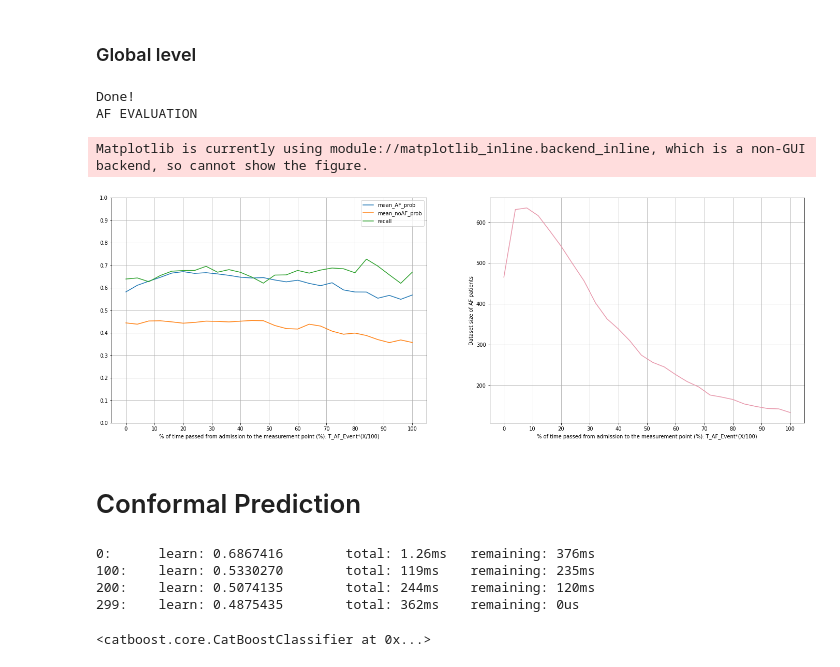
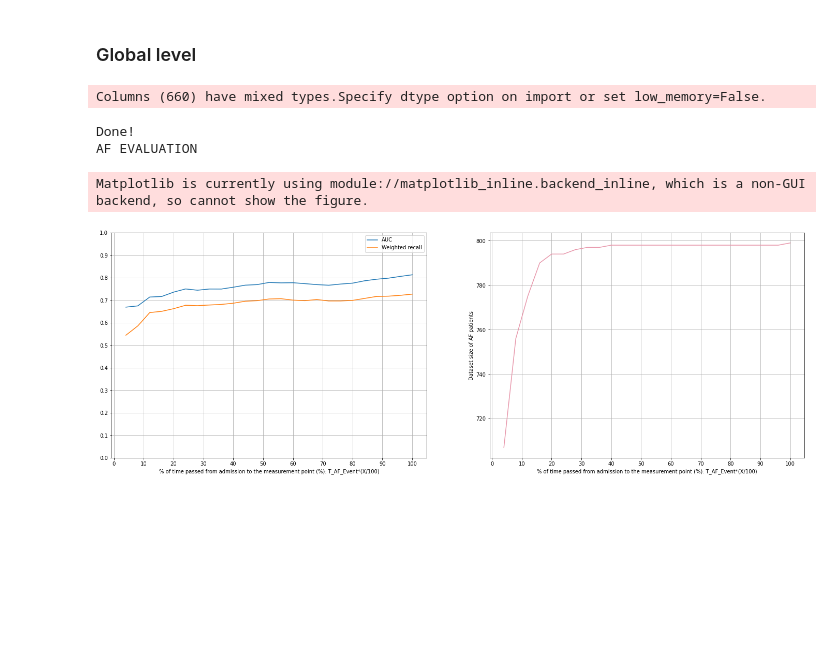
Before and after one commit to predict-idlab/atrial_fibrillation_prediction, a Jupyter notebook: notebooks/amsterdam_training_validation.ipynb, the cells around one changed output. Saved outputs shown, nothing was run; the diff lists cells and outputs as text; code cells hidden in the pictures; blank space fills up the shorter version.

```diff
--- a/notebooks/amsterdam_training_validation.ipynb
+++ b/notebooks/amsterdam_training_validation.ipynb
@@ -837,13 +826,13 @@ AF_class_balance = [y_train.sum()/len(y_train), 1-y_train.sum()/len(y_train)]
 
 if one_half_hour_model:
     CB_AF = CatBoostClassifier(
-        verbose=100, iterations=300, l2_leaf_reg=6, class_weights=AF_class_balance)
+        verbose=100, iterations=300, l2_leaf_reg=3, depth=3, class_weights=AF_class_balance)
 elif six_hour_model:
     CB_AF = CatBoostClassifier(
-        verbose=100, iterations=400, depth=5, l2_leaf_reg=2, class_weights=AF_class_balance)
+        verbose=100, iterations=400, depth=3, l2_leaf_reg=3, class_weights=AF_class_balance)
 else:
     CB_AF = CatBoostClassifier(
-        verbose=100, iterations=300, depth=4, l2_leaf_reg=2, class_weights=AF_class_balance)
+        verbose=100, iterations=300, depth=3, l2_leaf_reg=3, class_weights=AF_class_balance)
 
 
 CB_AF.fit(X_train, y_train, eval_set=(X_test, y_test))
@@ -1026,13 +1061,0 @@ plt.show()
-# %%
-present=True
-
-explainer = shap.TreeExplainer(CB_AF)
-shap_values = explainer.shap_values(X_test)
-shap.summary_plot(shap_values, X_test_renamed,show=False)
-if present:
-    ax = plt.gca()
-    ax.patch.set_alpha(0)
-    ax.xaxis.label.set_color('w')
-    ax.yaxis.label.set_color('w')
-    ax.tick_params(axis='x', colors='w')
-    ax.tick_params(axis='y', colors='w')
@@ -1334,6 +1422,8 @@ use_X_percentage_after_admission = True #make windows based on the percentage ti
 
 results = {"recall":np.array([])
             ,"mean_prob":np.array([])
+            ,"precision":np.array([])
+            ,"F1":np.array([])
             ,"mean_AF_prob":np.array([])
             ,"mean_noAF_prob":np.array([])
             ,"std_prob":np.array([])
@@ -1341,8 +1431,8 @@ results = {"recall":np.array([])
             ,"MCC":np.array([])
             ,"dataset_size":np.array([])}
 
-start_for_arange = 0 #if only_data_of_first_hours else 4
-end_for_arange = 101#201
+start_for_arange = 4 #if only_data_of_first_hours else 4
+end_for_arange = 101 #201
 
 for min_time_difference_to_AF in np.arange(start_for_arange,end_for_arange,4):
 
@@ -1374,20 +1464,22 @@ for min_time_difference_to_AF in np.arange(start_for_arange,end_for_arange,4):
     AF_dataset_false['is_given_Dopamine (Inotropin)']=0
     AF_dataset_false.loc[AF_dataset_false['mean_PEEP (Set)'].isna(),'mean_PEEP (Set)']=0
 
-    test_AF_false_dataset = AF_dataset_false[AF_dataset_false.patientid.isin(test_patientid)]
+    test_AF_false_dataset = AF_dataset_false[(AF_dataset_false.admissionid.isin(test_admissionid))|(AF_dataset_false.date_corresponds_to_AF_admid.isin(test_admissionid))]
 
     X_test_false = test_AF_false_dataset[test_AF_false_dataset.columns.drop(drop_columns)][feature_columns]
     Y_test_false = test_AF_false_dataset.AF
 
-    # (fpr, tpr, thresholds) = get_roc_curve(CB_AF, Pool(data=X_test_false,label=Y_test_false), plot=False)
+    (fpr, tpr, thresholds) = get_roc_curve(CB_AF, Pool(data=X_test_false,label=Y_test_false), plot=False)
 
     results["recall"] = np.append(results["recall"],classification_report(Y_test_false,CB_AF.predict(X_test_false),target_names=["No-AF","AF"],output_dict=True,zero_division=0)['weighted avg']['recall'])
+    results["precision"] = np.append(results["precision"],classification_report(Y_test_false,CB_AF.predict(X_test_false),target_names=["No-AF","AF"],output_dict=True,zero_division=0)['weighted avg']['precision'])
+    results["F1"] = np.append(results["F1"],classification_report(Y_test_false,CB_AF.predict(X_test_false),target_names=["No-AF","AF"],output_dict=True,zero_division=0)['weighted avg']['f1-score'])
     results["mean_prob"] = np.append(results["mean_prob"],np.mean(CB_AF.predict_proba(X_test_false[feature_columns])[:,1]))
     results["mean_AF_prob"] = np.append(results["mean_AF_prob"],np.mean(CB_AF.predict_proba(X_test_false[test_AF_false_dataset.AF_orig==1][feature_columns])[:,1]))
     results["mean_noAF_prob"] = np.append(results["mean_noAF_prob"],np.mean(CB_AF.predict_proba(X_test_false[test_AF_false_dataset.AF_orig==0][feature_columns])[:,1]))
     results["std_prob"] = np.append(results["std_prob"],np.std(CB_AF.predict_proba(X_test_false[feature_columns])[:,1]))
 
-    # results["AUC"]=np.append(results["AUC"],auc(fpr,tpr))
+    results["AUC"]=np.append(results["AUC"],auc(fpr,tpr))
     results["MCC"]=np.append(results["MCC"],matthews_corrcoef(Y_test_false,CB_AF.predict(X_test_false)))
     results["dataset_size"]=np.append(results["dataset_size"],len(X_test_false[feature_columns]))
 
@@ -1397,14 +1489,10 @@ print("Done!")
 print("AF EVALUATION")
 
 
-#fig, axs = plt.subplots(1, 3,figsize=(22,8))
 fig, axs = plt.subplots(1, 2,figsize=(24,8))
 
-axs[0].plot(np.arange(start_for_arange,end_for_arange,4),results["mean_AF_prob"],label="mean_AF_prob")
-axs[0].plot(np.arange(start_for_arange,end_for_arange,4),results["mean_noAF_prob"],label="mean_noAF_prob")
-axs[0].plot(np.arange(start_for_arange,end_for_arange,4),results["recall"],label="recall")
-# axs[0].plot(np.arange(start_for_arange,end_for_arange,4),results["MCC"],color="C2",label="MCC")
-# axs[0].plot(np.arange(start_for_arange,end_for_arange,4),results["MCC"],color="C2",label="MCC")
+axs[0].plot(np.arange(start_for_arange,end_for_arange,4),results["AUC"],label="AUC")
+axs[0].plot(np.arange(start_for_arange,end_for_arange,4),results["recall"],label="Weighted recall")
 axs[0].legend()
 
 if use_X_percentage_after_admission:
@@ -1412,37 +1500,35 @@ if use_X_percentage_after_admission:
 else:
     if use_X_hours_after_admission:
         axs[0].set_xlabel("Hours after admission: X")
     else:
         axs[0].set_xlabel("Hours subtracted from AF event: T_AF_Event-X")
 
 axs[0].set_ylim([0,1])
 axs[0].set_yticks(np.arange(0,1.01,0.1))
 axs[0].set_xticks(np.arange(0,end_for_arange,10))
 axs[0].grid()
 
 axs[1].plot(np.arange(start_for_arange,end_for_arange,4),results["dataset_size"],color="#e898ac",label="Mean classifier probability")
 axs[1].set_ylabel("Dataset size of AF patients")
 
 if use_X_percentage_after_admission:
     axs[1].set_xlabel("% of time passed from admission to the measurement point (%): T_AF_Event*(X/100)")
 else:
     if use_X_hours_after_admission:
         axs[1].set_xlabel("Hours after admission: X")
     else:
         axs[1].set_xlabel("Hours subtracted from AF event: T_AF_Event-X")
 
 axs[1].grid()
 axs[1].set_xticks(np.arange(0,end_for_arange,10))
 if present:
     axs[0].patch.set_alpha(0)
     axs[1].patch.set_alpha(0)
-    #axs[2].patch.set_alpha(0)
 
 fig.show()
 # %% [output]
-Done!
-AF EVALUATION
+Columns (660) have mixed types.Specify dtype option on import or set low_memory=False.
-Matplotlib is currently using module://matplotlib_inline.backend_inline, which is a non-GUI backend, so cannot show the figure.
+Done!
+AF EVALUATION
+Matplotlib is currently using module://matplotlib_inline.backend_inline, which is a non-GUI backend, so cannot show the figure.
-[figure, old version]
+[figure, new version]
-# %% [markdown]
-# Conformal Prediction
@@ -1571,20 +1534,0 @@ y_test_CP = test_AF_dataset_CP[(test_AF_dataset_CP.AF==1)|((test_AF_dataset_CP.A
-# %%
-AF_class_balance = [y_train_CP.sum()/len(y_train_CP), 1-y_train_CP.sum()/len(y_train_CP)]
-
-if one_half_hour_model:
-    CB_AF = CatBoostClassifier(
-        verbose=100, iterations=300, l2_leaf_reg=6, class_weights=AF_class_balance)
-elif six_hour_model:
-    CB_AF = CatBoostClassifier(
-        verbose=100, iterations=400, depth=5, l2_leaf_reg=2, class_weights=AF_class_balance)
-else:
-    CB_AF = CatBoostClassifier(
-        verbose=100, iterations=300, depth=4, l2_leaf_reg=2, class_weights=AF_class_balance)
-
-CB_AF.fit(X_train_CP,y_train_CP)
-# %% [output]
-0:      learn: 0.6867416        total: 1.26ms   remaining: 376ms
-100:    learn: 0.5330270        total: 119ms    remaining: 235ms
-200:    learn: 0.5074135        total: 244ms    remaining: 120ms
-299:    learn: 0.4875435        total: 362ms    remaining: 0us
-<catboost.core.CatBoostClassifier at 0x...>
```
Also changed, not shown: parts of 70 cells of this notebook, 22 other files.
